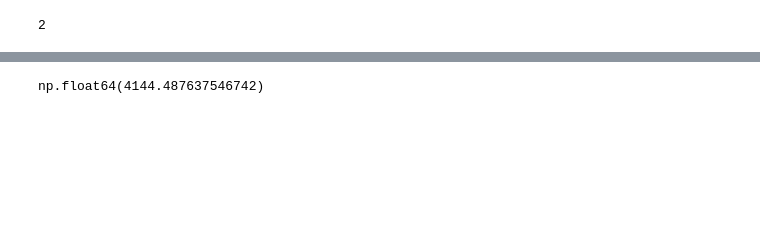
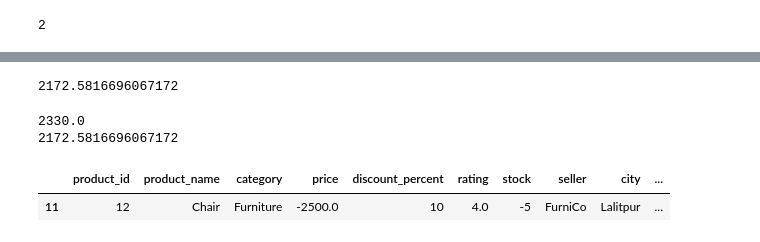
Before and after one commit to anuj7pradhan/PythonAI, a Jupyter notebook: Week 3/Python/day14_IQR_fix_sd_zScore_method.ipynb, the cells around one changed output, grey strips where cells are left out. Cells and saved outputs as stored; diff of their text form; code cells hidden in the pictures; blank space fills up the shorter version.

```diff
--- a/Week 3/Python/day14_IQR_fix_sd_zScore_method.ipynb
+++ b/Week 3/Python/day14_IQR_fix_sd_zScore_method.ipynb
@@ -172,8 +186,21 @@ ddf
 # Z-Score Method
 # standard deviation
 # %%
-ddf["price"].std()
+print(ddf["price"].std())
 # %% [output]
-np.float64(4144.487637546742)
+2172.5816696067172
 # %%
-47:54
+# Z-Score Method
+mean = ddf["price"].mean()
+print(mean)
+
+std =ddf["price"].std()
+print(std)
+ddf["z_score"] =  (ddf["price"] - mean) / std
+outliers = ddf[ddf["z_score"].abs() > 2]
+outliers
+# %% [output]
+2330.0
+2172.5816696067172
+|  | product_id | product_name | category | price | discount_percent | rating | stock | seller | city | ... |
+| 11 | 12 | Chair | Furniture | -2500.0 | 10 | 4.0 | -5 | FurniCo | Lalitpur | ... |
```
Also changed, not shown: parts of 2 cells of this notebook.
